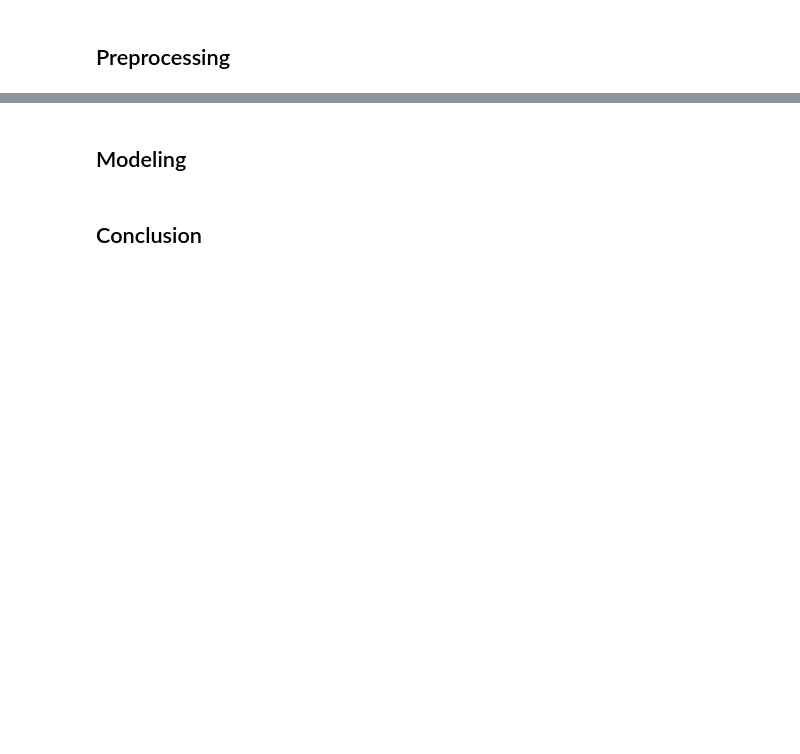
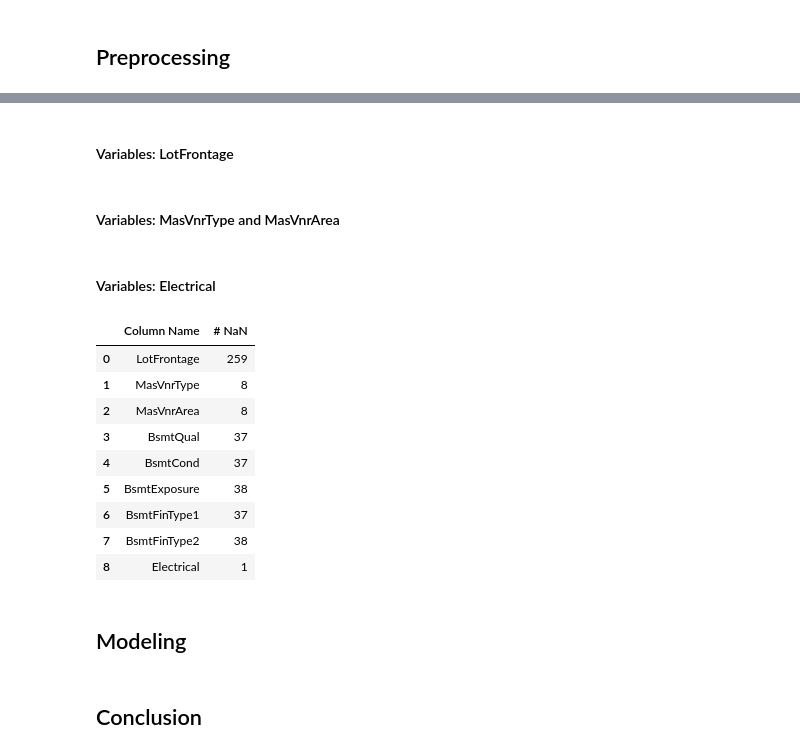
Before and after one commit to jhancuch/housing-prices-ames-ia, a Jupyter notebook: housing-price-prediction.ipynb, the cells around one changed output, grey strips where cells are left out. Cells and saved outputs as stored; diff of their text form; code cells hidden in the pictures; blank space fills up the shorter version.

```diff
--- a/housing-price-prediction.ipynb
+++ b/housing-price-prediction.ipynb
@@ -235,0 +307,3 @@ missing_values
+# %%
+for i in ['GarageType', 'GarageYrBlt', 'GarageFinish', 'GarageQual', 'GarageCond']:
+    train_clean[i] = train_clean[i].fillna('None')
@@ -236,3 +316,37 @@ missing_values
+# %%
+train_clean.loc[(train_clean['BsmtCond'] != np.nan) & (train_clean['BsmtExposure'] == np.nan), 'BsmtExposure'] = 'No Exposure'
+train_clean.loc[(train_clean['BsmtCond'] == np.nan) & (train_clean['BsmtExposure'] == np.nan), 'BsmtExposure'] = 'None'
+# START HERE AND FIGURE THIS SHIT OUT
+# %%
+for i in ['BsmtQual', 'BsmtCond', 'BsmtExposure', 'BsmtFinType1', 'BsmtFinType2']:
+    train_clean[i] = train_clean[i].fillna('None')
+# %% [markdown]
+#### Variables: LotFrontage
+# %% [markdown]
+#### Variables: MasVnrType and MasVnrArea
+# %% [markdown]
+#### Variables: Electrical
+# %%
+missing_values = pd.DataFrame(columns = ['Column Name', '# NaN'])
+
+for i in range(0, len(train.columns)):
+    count = train_clean.iloc[:, i].isnull().sum()
+    if count > 0:
+        new_row = {'Column Name': train_clean.columns[i], '# NaN': count}
+        missing_values = missing_values.append(new_row, ignore_index=True)
+# %%
+missing_values
+# %% [output]
+|  | Column Name | # NaN |
+| 0 | LotFrontage | 259 |
+| 1 | MasVnrType | 8 |
+| 2 | MasVnrArea | 8 |
+| 3 | BsmtQual | 37 |
+| 4 | BsmtCond | 37 |
+| 5 | BsmtExposure | 38 |
+| 6 | BsmtFinType1 | 37 |
+| 7 | BsmtFinType2 | 38 |
+| 8 | Electrical | 1 |
 # %% [markdown]
 ## Modeling
 # %% [markdown]
```
Also changed, not shown: parts of 20 cells of this notebook.
